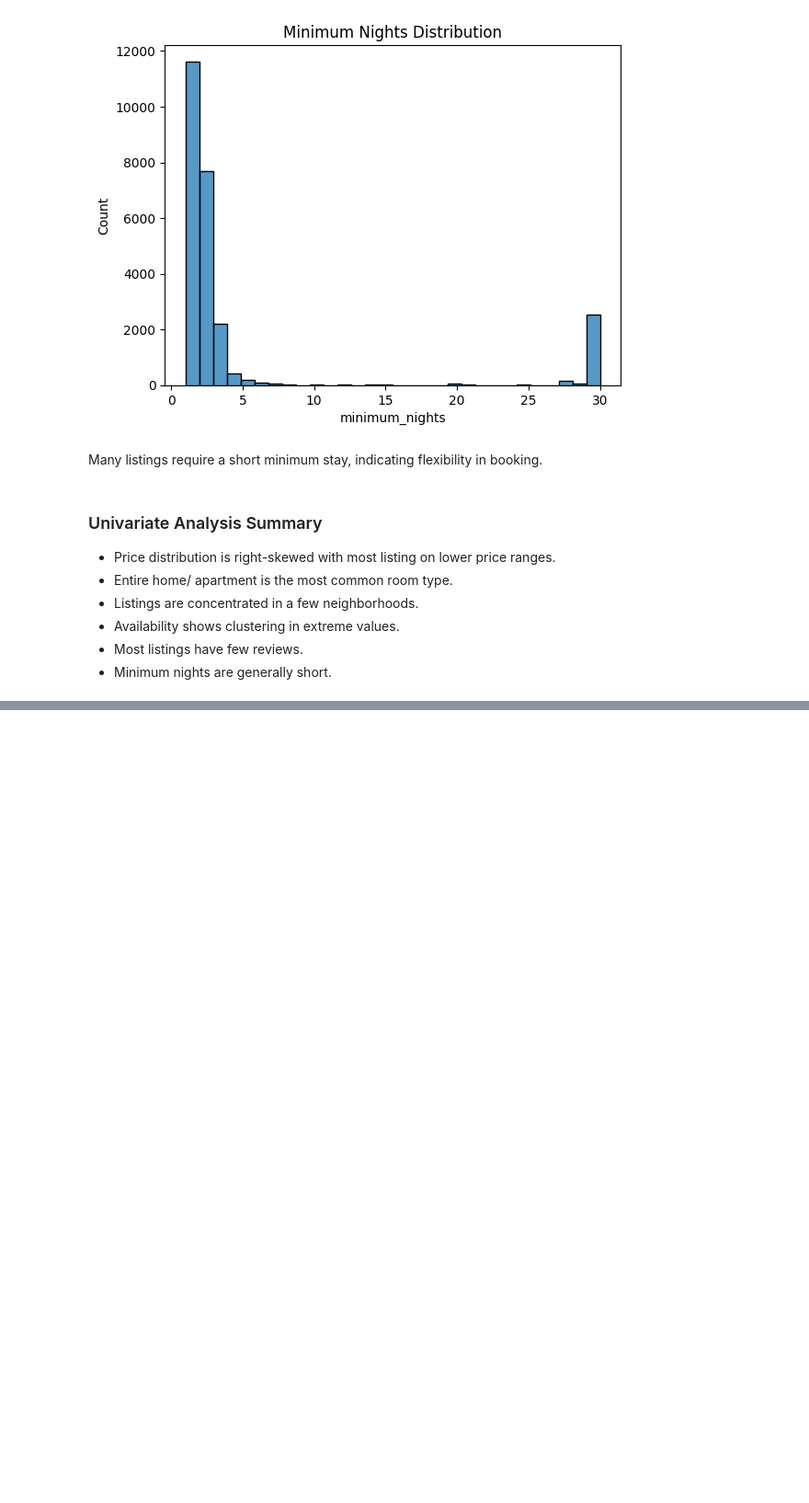
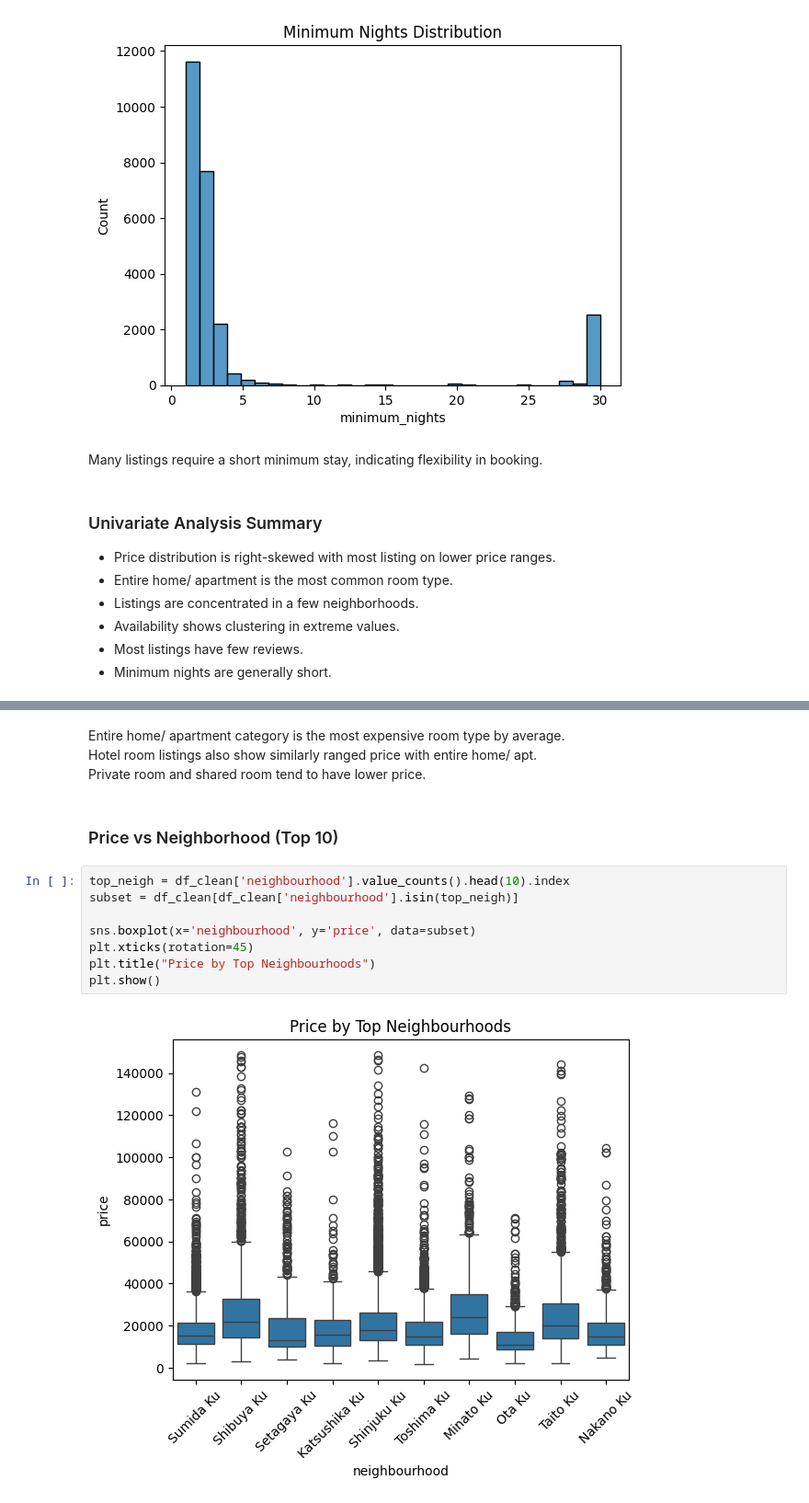
Before and after one commit to jasonandreasw/airbnb-eda, a Jupyter notebook: notebooks/airbnb_eda.ipynb, the cells around one changed output, grey strips where cells are left out. Shown at 92% size. Cells and saved outputs as stored; diff of their text form; blank space fills up the shorter version.

```diff
--- a/notebooks/airbnb_eda.ipynb
+++ b/notebooks/airbnb_eda.ipynb
@@ -422,0 +443,16 @@ Many listings require a short minimum stay, indicating flexibility in booking.
+# %% [markdown]
+Entire home/ apartment category is the most expensive room type by average.\
+Hotel room listings also show similarly ranged price with entire home/ apt.\
+Private room and shared room tend to have lower price.
+# %% [markdown]
+### Price vs Neighborhood (Top 10)
+# %%
+top_neigh = df_clean['neighbourhood'].value_counts().head(10).index
+subset = df_clean[df_clean['neighbourhood'].isin(top_neigh)]
+
+sns.boxplot(x='neighbourhood', y='price', data=subset)
+plt.xticks(rotation=45)
+plt.title("Price by Top Neighbourhoods")
+plt.show()
+# %% [output]
+[figure, added]
```
Also changed, not shown: parts of 19 cells of this notebook.
